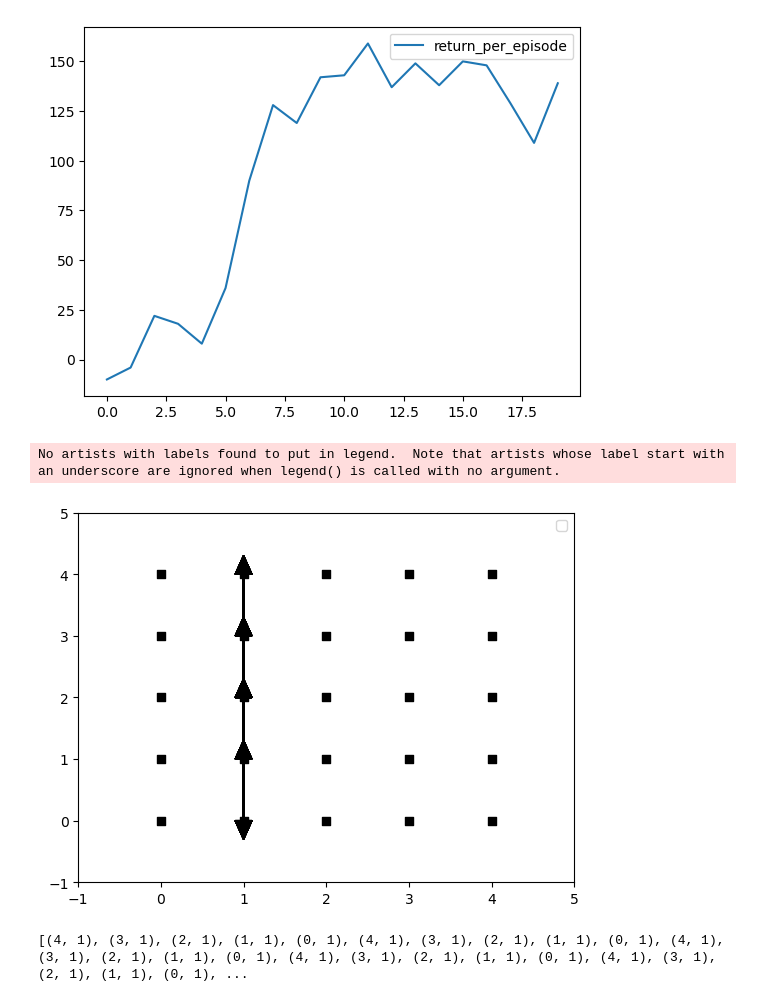
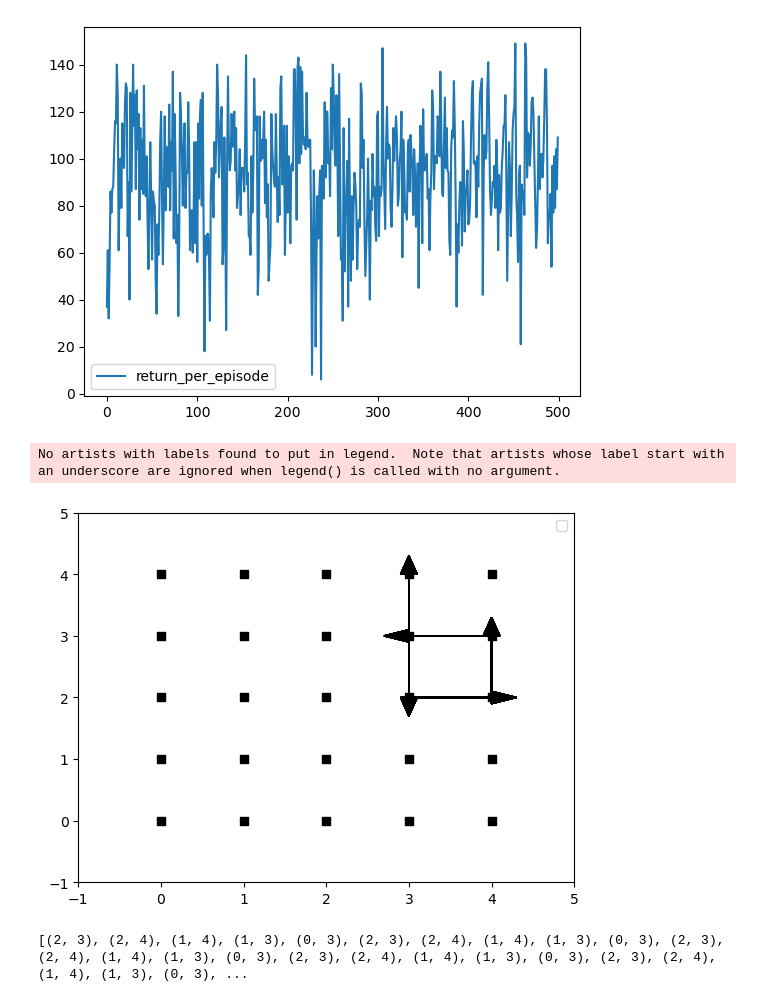
Before and after one commit to uiuc-ae598-rl-2023-spring/hw1-dp-LXYYY, a Jupyter notebook: gridworld.ipynb, the cells around one changed output. Drawn from its saved outputs; the diff is of its cells as text; code cells hidden in the pictures.

```diff
--- a/gridworld.ipynb
+++ b/gridworld.ipynb
@@ -5,8 +5,10 @@ import matplotlib.pyplot as plt
 import gridworld
 import argparse
 
-algorithm='sarsa'
+# algorithm='q_learning'
+algorithms=['sarsa', 'q_learning']
 # algorithm='value_iteration'
+
 
 def get_alg_module(alg, submodule=None):
     from importlib import import_module
@@ -28,18 +30,8 @@ def get_learn_function(alg):
 # Create environment
 env = gridworld.GridWorld(hard_version=False)
 
-parser = argparse.ArgumentParser()
-parser.add_argument('--alg', help='algorithm to use', default='policy_iteration')
-args, unknown = parser.parse_known_args()
-args.alg = algorithm
-
-print(args.alg)
-
-# Create environment
-env = gridworld.GridWorld(hard_version=False)
-
-learn = get_learn_function(args.alg)
-model = learn(env, epsilon=0.2, alpha=0.3, max_it=20)
+learn = get_learn_function(alg=algorithms[0])
+model = learn(env, epsilon=0.3, alpha=0.5, max_it=500)
 
 # Initialize simulation
 s = env.reset()
@@ -85,16 +77,16 @@ sarsa
 # %%
-model.log().plot(save=True)
+model.log.plot(save=True)
 print(model.log.values['trajectory'])
 
 # Plot data and save to png file
 plt.plot(log['t'], log['s'])
 plt.plot(log['t'][:-1], log['a'])
 plt.plot(log['t'][:-1], log['r'])
 plt.legend(['s', 'a', 'r'])
 plt.savefig('figures/gridworld/test_gridworld.png')
 plt.show()
 # %% [output]
-[figure, old version]
+[figure, new version]
 No artists with labels found to put in legend.  Note that artists whose label start with an underscore are ignored when legend() is called with no argument.
-[figure, old version]
+[figure, new version]
-[(4, 1), (3, 1), (2, 1), (1, 1), (0, 1), (4, 1), (3, 1), (2, 1), (1, 1), (0, 1), (4, 1), (3, 1), (2, 1), (1, 1), (0, 1), (4, 1), (3, 1), (2, 1), (1, 1), (0, 1), (4, 1), (3, 1), (2, 1), (1, 1), (0, 1), ...
+[(2, 3), (2, 4), (1, 4), (1, 3), (0, 3), (2, 3), (2, 4), (1, 4), (1, 3), (0, 3), (2, 3), (2, 4), (1, 4), (1, 3), (0, 3), (2, 3), (2, 4), (1, 4), (1, 3), (0, 3), (2, 3), (2, 4), (1, 4), (1, 3), (0, 3), ...
```
Also changed, not shown: parts of 2 cells of this notebook, 10 other files.
